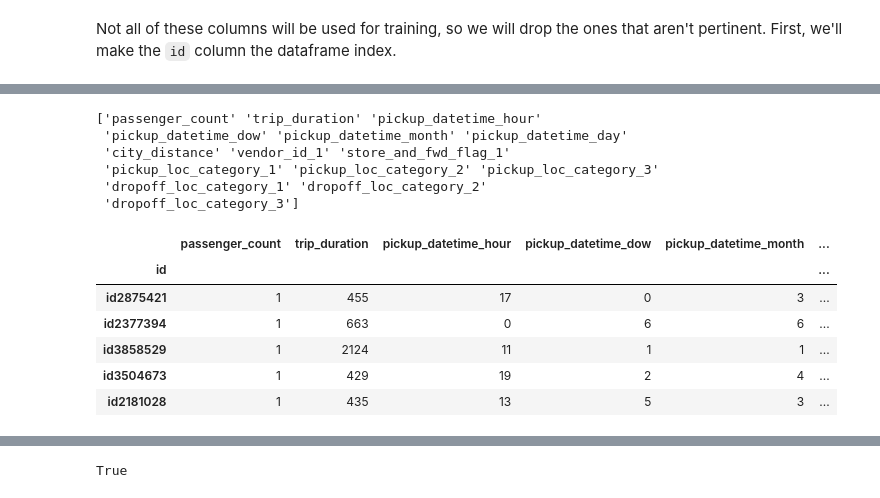
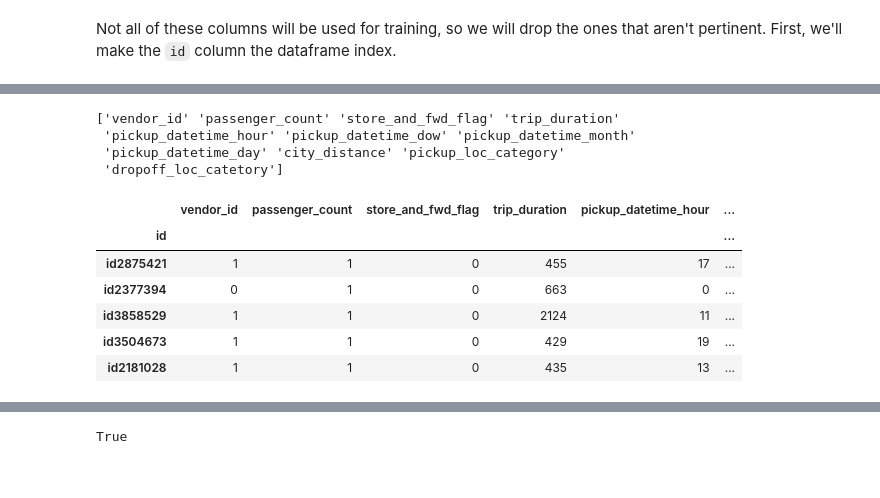
Before and after one commit to doneill612/HETIC-Datascience, a Jupyter notebook: kaggle_kernel.ipynb, the cells around one changed output, grey strips where cells are left out. Saved outputs shown, nothing was run; the diff lists cells and outputs as text; code cells hidden in the pictures.

```diff
--- a/kaggle_kernel.ipynb
+++ b/kaggle_kernel.ipynb
@@ -678,9 +678,9 @@ train_set.head()
 | id3504673 | 1 | 2016-04-06 19:32:31 | 2016-04-06 19:39:40 | 1 | -74.010040 | 40.719971 | ... |
 | id2181028 | 1 | 2016-03-26 13:30:55 | 2016-03-26 13:38:10 | 1 | -73.973053 | 40.793209 | ... |
 # %%
-train_set = pd.concat([train_set,
-            pd.get_dummies(train_set['vendor_id'], drop_first=True, prefix='vendor_id'),
-            pd.get_dummies(train_set['store_and_fwd_flag'], drop_first=True, prefix='store_and_fwd_flag'),
-            pd.get_dummies(train_set['pickup_loc_category'], drop_first=True, prefix='pickup_loc_category'),
-            pd.get_dummies(train_set['dropoff_loc_catetory'], drop_first=True, prefix='dropoff_loc_category')], axis=1)
-train_set.head()
+#train_set = pd.concat([train_set,
+#            pd.get_dummies(train_set['vendor_id'], drop_first=True, prefix='vendor_id'),
+#            pd.get_dummies(train_set['store_and_fwd_flag'], drop_first=True, prefix='store_and_fwd_flag'),
+#            pd.get_dummies(train_set['pickup_loc_category'], drop_first=True, prefix='pickup_loc_category'),
+#            pd.get_dummies(train_set['dropoff_loc_catetory'], drop_first=True, prefix='dropoff_loc_category')], axis=1)
+#train_set.head()
@@ -695,23 +687,20 @@ train_set.head()
 # %%
 train_set.drop(['dropoff_datetime', 'pickup_datetime',
                 'pickup_longitude', 'pickup_latitude',
-                'dropoff_longitude', 'dropoff_latitude', 'vendor_id', 'store_and_fwd_flag',
-                'pickup_loc_category', 'dropoff_loc_catetory'],
+                'dropoff_longitude', 'dropoff_latitude'],
                axis=1, inplace=True)
 print(train_set.columns.values)
 display(train_set.head())
 # %% [output]
-['passenger_count' 'trip_duration' 'pickup_datetime_hour'
- 'pickup_datetime_dow' 'pickup_datetime_month' 'pickup_datetime_day'
- 'city_distance' 'vendor_id_1' 'store_and_fwd_flag_1'
- 'pickup_loc_category_1' 'pickup_loc_category_2' 'pickup_loc_category_3'
- 'dropoff_loc_category_1' 'dropoff_loc_category_2'
- 'dropoff_loc_category_3']
+['vendor_id' 'passenger_count' 'store_and_fwd_flag' 'trip_duration'
+ 'pickup_datetime_hour' 'pickup_datetime_dow' 'pickup_datetime_month'
+ 'pickup_datetime_day' 'city_distance' 'pickup_loc_category'
+ 'dropoff_loc_catetory']
-|  | passenger_count | trip_duration | pickup_datetime_hour | pickup_datetime_dow | pickup_datetime_month | ... |
+|  | vendor_id | passenger_count | store_and_fwd_flag | trip_duration | pickup_datetime_hour | ... |
 | id |  |  |  |  |  | ... |
-| id2875421 | 1 | 455 | 17 | 0 | 3 | ... |
-| id2377394 | 1 | 663 | 0 | 6 | 6 | ... |
-| id3858529 | 1 | 2124 | 11 | 1 | 1 | ... |
-| id3504673 | 1 | 429 | 19 | 2 | 4 | ... |
-| id2181028 | 1 | 435 | 13 | 5 | 3 | ... |
+| id2875421 | 1 | 1 | 0 | 455 | 17 | ... |
+| id2377394 | 0 | 1 | 0 | 663 | 0 | ... |
+| id3858529 | 1 | 1 | 0 | 2124 | 11 | ... |
+| id3504673 | 1 | 1 | 0 | 429 | 19 | ... |
+| id2181028 | 1 | 1 | 0 | 435 | 13 | ... |
 # %%
```
Also changed, not shown: parts of 27 cells of this notebook.
